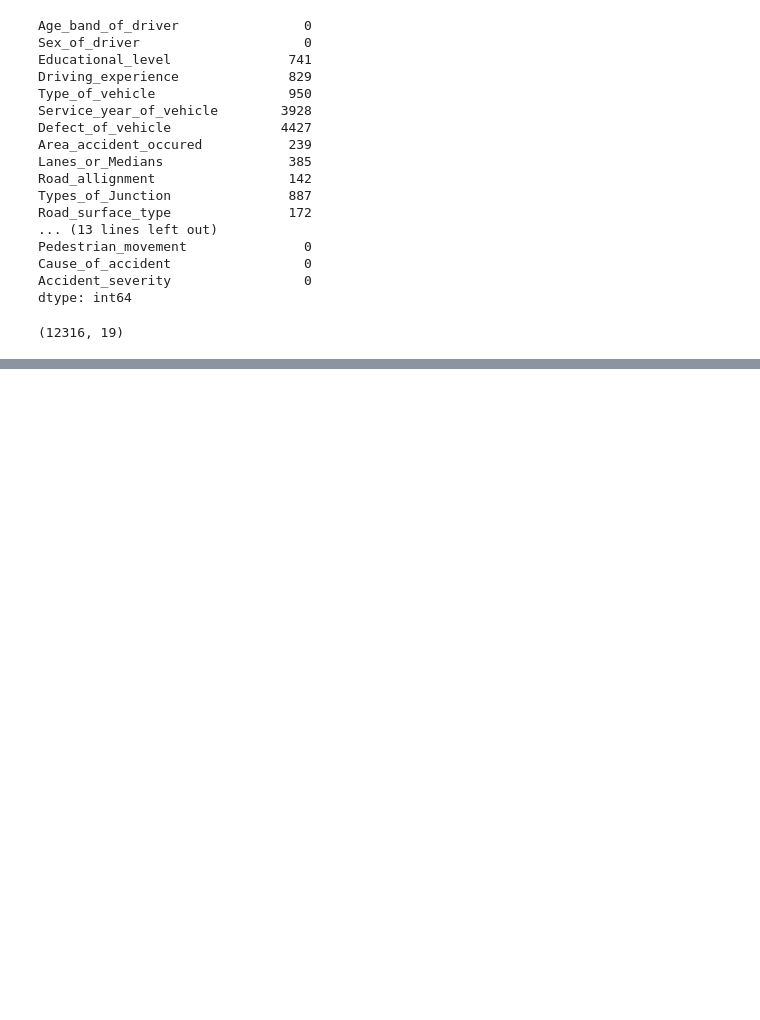
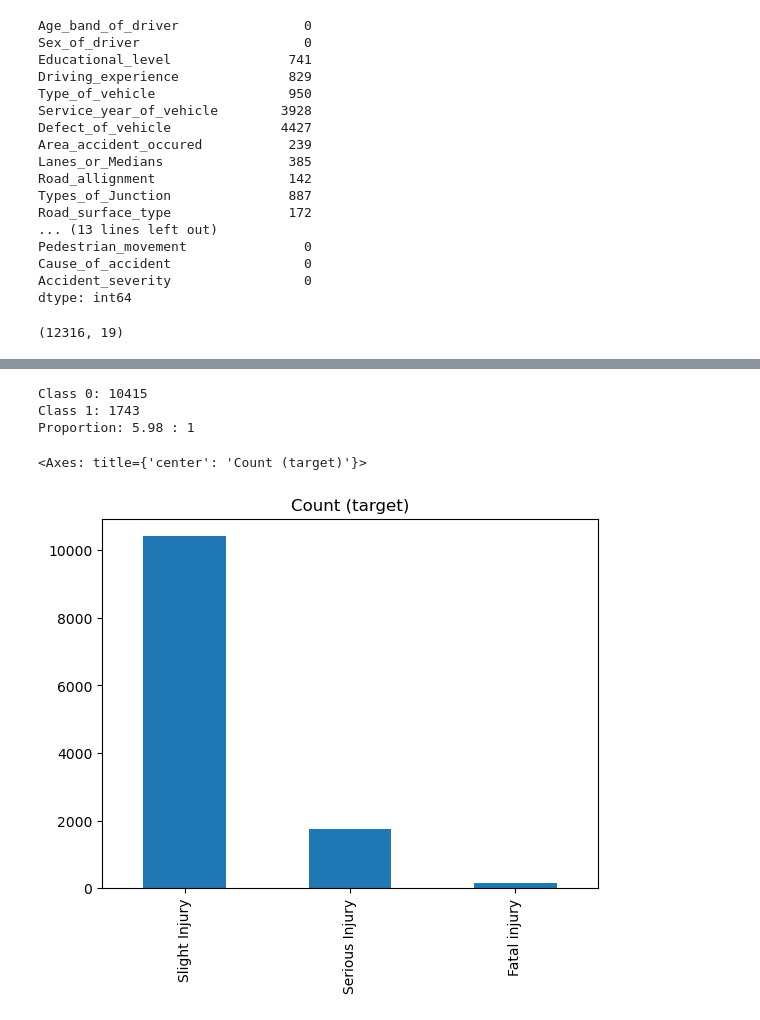
Before and after one commit to Impact-Dev1/Road-Traffic-Severity-Classification, a Jupyter notebook: main.ipynb, the cells around one changed output, grey strips where cells are left out. Saved outputs shown, nothing was run; the diff lists cells and outputs as text; code cells hidden in the pictures; blank space fills up the shorter version.

```diff
--- a/main.ipynb
+++ b/main.ipynb
@@ -333,0 +346,10 @@ df.shape
+# %%
+df['Driving_experience'].fillna(df['Driving_experience'].mode()[0], inplace=True)
+df['Age_band_of_driver'].fillna(df['Age_band_of_driver'].mode()[0], inplace=True)
+df['Type_of_vehicle'].fillna(df['Type_of_vehicle'].mode()[0], inplace=True)
+df['Area_accident_occured'].fillna(df['Area_accident_occured'].mode()[0], inplace=True)
+df['Road_allignment'].fillna(df['Road_allignment'].mode()[0], inplace=True)
+df['Type_of_collision'].fillna(df['Type_of_collision'].mode()[0], inplace=True)
+df['Vehicle_movement'].fillna(df['Vehicle_movement'].mode()[0], inplace=True)
+df['Lanes_or_Medians'].fillna(df['Lanes_or_Medians'].mode()[0], inplace=True)
+df['Types_of_Junction'].fillna(df['Types_of_Junction'].mode()[0], inplace=True)
@@ -333,0 +379,13 @@ df.shape
+# %%
+target_count = df['Accident_severity'].value_counts()
+print('Class 0:', target_count[0])
+print('Class 1:', target_count[1])
+print('Proportion:', round(target_count[0] / target_count[1], 2), ': 1')
+
+target_count.plot(kind='bar', title='Count (target)')
+# %% [output]
+Class 0: 10415
+Class 1: 1743
+Proportion: 5.98 : 1
+<Axes: title={'center': 'Count (target)'}>
+[figure, added]
```
Also changed, not shown: parts of 15 cells of this notebook.
